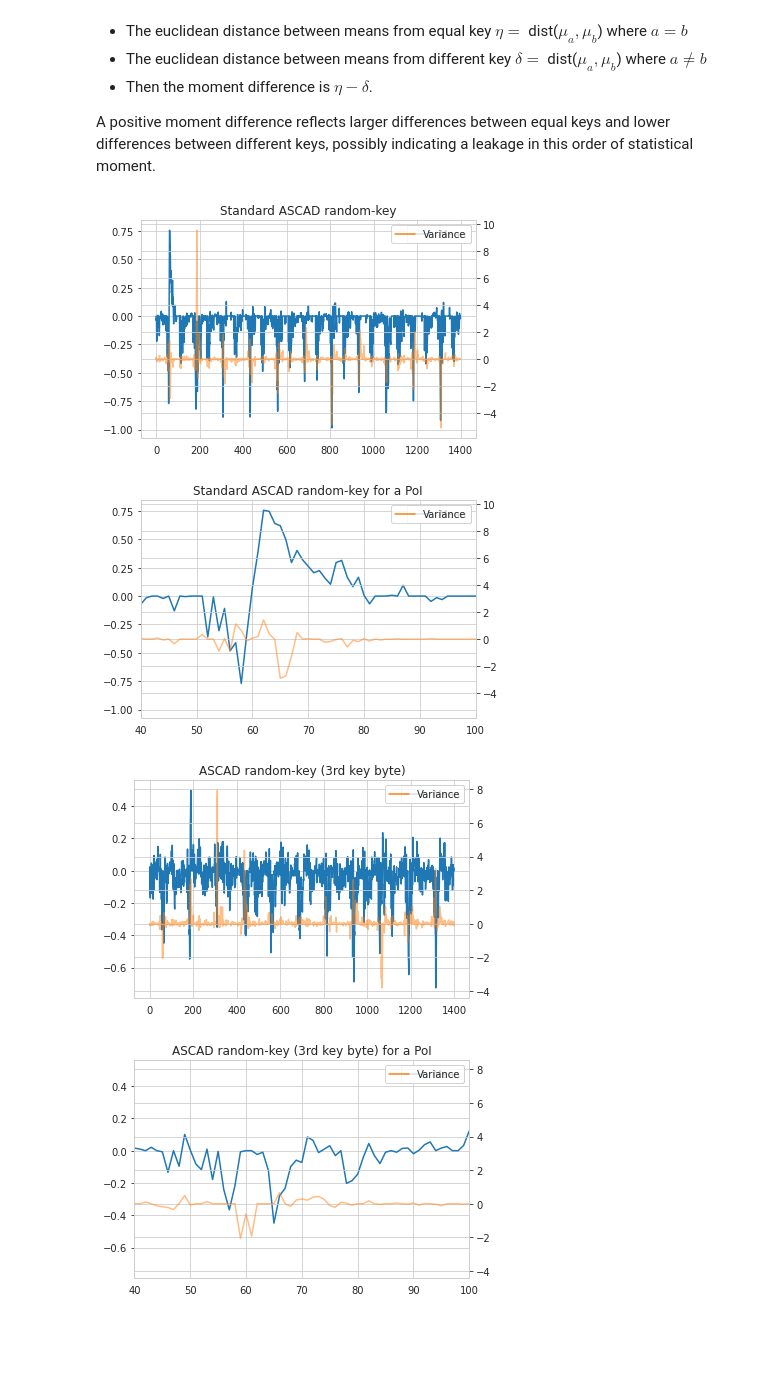
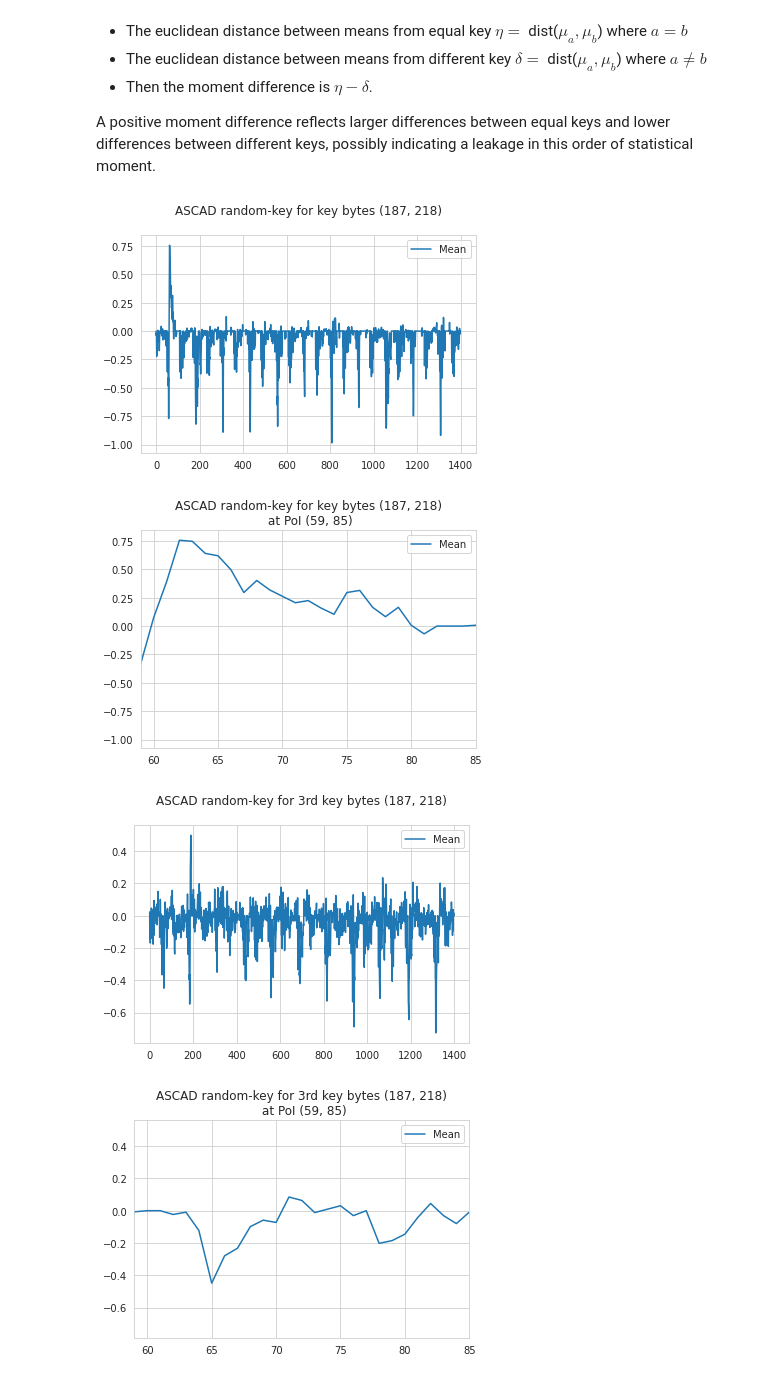
Before and after one commit to ccberg/LA, a Jupyter notebook: books/tvla/t_test.ipynb, the cells around one changed output. Cells and saved outputs as stored; diff of their text form; code cells hidden in the pictures; blank space fills up the shorter version.

```diff
--- a/books/tvla/t_test.ipynb
+++ b/books/tvla/t_test.ipynb
@@ -298,9 +334,9 @@ def cache_cts(name: str, t_cat: TraceCategory):
 
     return h5py.File(fname, 'r')
 
-ct_default = cache_cts("ctable/ascad_default", ascad.default.profile)
-ct_random = cache_cts("ctable/ascad_random", ascad.random.profile)
-ct_mask = cache_cts("ctable/ascad_mask", ascad.masked.profile)
+ct_default = cache.cts("ascad_default", ascad.default.profile)
+ct_random = cache.cts("ascad_random", ascad.random.profile)
+ct_mask = cache.cts("ascad_mask", ascad.masked.profile)
 # %% [markdown]
 ### Retrieve mean and variance from contingency tables.
 # %%
@@ -328,9 +364,9 @@ def get_mv(f: h5py.File):
             for c in f[k]])
         for k in tqdm(f, "Retrieving mean and variance")])
 
-mv_default = cache_np("mv_ascad_default", get_mv, ct_default)
-mv_random = cache_np("mv_ascad_random", get_mv, ct_random)
-mv_masked = cache_np("mv_ascad_masked", get_mv, ct_mask)
+mv_default = cache.np("mv_default", get_mv, ct_default)
+mv_random = cache.np("mv_random", get_mv, ct_random)
+mv_masked = cache.np("mv_masked", get_mv, ct_mask)
 # %%
 len(ct_default["key_000"]["cat_0"]["slice_0"])
 # %% [output]
@@ -380,10 +416,11 @@ def get_diff(stat_moments, key_range=range(256)):
 
     return np.mean(dist_neq, axis=0) - np.mean(dist_eq, axis=0)
 
-def plot_highest_diff(mvs, title):
+def plot_highest_diff(mvs, heat, title):
     key_selected = get_max_index(heat)
-    mv_diff = dict(zip(["Mean", "Variance"], np.moveaxis(get_diff(mvs, key_selected), 0, -1)))
-    shadow_plot(mv_diff, split_y=True, title=title)
-    shadow_plot(mv_diff, split_y=True, xlim=(40, 100), title=f"{title} for a PoI")
+
+    mv_diff = pd.DataFrame({"Mean": np.moveaxis(get_diff(mvs, key_selected), 0, -1)[0]})
+    line_plot(mv_diff, title=title)
+    line_plot(mv_diff, xlim=POI, title=f"{title} at PoI {POI}")
 # %% [markdown]
 ### Investigate dataset.
@@ -392,4 +427,6 @@ mv_selected = mv_random
 # %%
+POI = 59, 85
+
 def get_num_moments(stat_moments):
     return len(stat_moments[0][0][0][0])
 
@@ -406,11 +443,13 @@ def get_heatmap(stat_moments):
                 diff = get_diff(mv_default, [i, j])
                 diff[np.less(diff, 0)] = 0
                 # Difference ratio over the rest of the trace
-                res[i][j] = diff[50:70].sum(axis=0) / diff.sum(axis=0)
+                res[i][j] = diff[POI[0]:POI[1]].sum(axis=0) / diff.sum(axis=0)
 
     return res
 
-heat = get_heatmap(mv_selected)
+heat_default = cache.np("heat_default", get_heatmap, mv_default)
+heat_masked = cache.np("heat_masked", get_heatmap, mv_masked)
+heat_random = cache.np("heat_random", get_heatmap, mv_random)
 # %%
 def get_heat_moment(heatmap, moment):
     return np.moveaxis(heatmap, 2, 0)[moment]
@@ -457,11 +496,11 @@ The moment difference calculated as follows:
 A positive moment difference reflects larger differences between equal keys and lower differences between different
 keys, possibly indicating a leakage in this order of statistical moment.
 # %%
-plot_highest_diff(mv_default, "Standard ASCAD random-key")
-plot_highest_diff(mv_masked, "ASCAD random-key (3rd key byte)")
-plot_highest_diff(mv_random, "ASCAD random-key shuffled")
+plot_highest_diff(mv_default, heat_default, f"ASCAD random-key for key bytes {get_max_index(heat_default)}\n")
+plot_highest_diff(mv_masked, heat_masked, f"ASCAD random-key for 3rd key bytes {get_max_index(heat_masked)}\n")
+plot_highest_diff(mv_random, heat_random, f"ASCAD random-key shuffled for key bytes {get_max_index(heat_masked)}\n")
 # %% [output]
-[figure, old version]
+[figure, new version]
-[figure, old version]
+[figure, new version]
-[figure, old version]
+[figure, new version]
-[figure, old version]
+[figure, new version]
```
Also changed, not shown: parts of 26 cells of this notebook.
